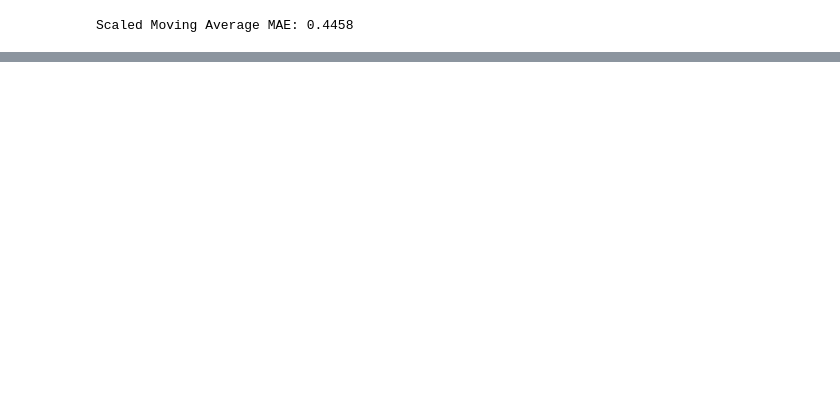
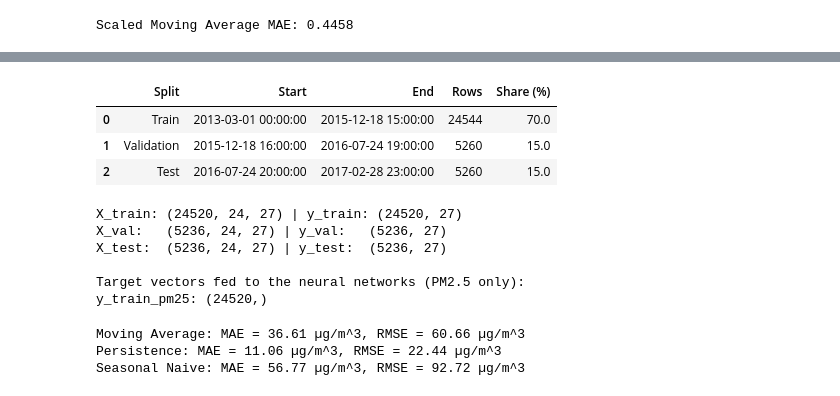
Before and after one commit to RyanGuo2005/AISE4010_Course_Project, a Jupyter notebook: AISE4010_Course_Project.ipynb, the cells around one changed output, grey strips where cells are left out. Drawn from its saved outputs; the diff is of its cells as text; code cells hidden in the pictures; blank space fills up the shorter version.

Commit message:
Combined everyones work onto the main branch ipynb file

```diff
--- a/AISE4010_Course_Project.ipynb
+++ b/AISE4010_Course_Project.ipynb
@@ -203,0 +322,54 @@ Epoch 1/60
+# %%
+# Chronological split table
+split_table = pd.DataFrame({
+    "Split": ["Train", "Validation", "Test"],
+    "Start": [train.index.min(), val.index.min(), test.index.min()],
+    "End":   [train.index.max(), val.index.max(), test.index.max()],
+    "Rows":  [len(train), len(val), len(test)],
+    "Share (%)": [round(len(s) / len(df) * 100, 1) for s in (train, val, test)]
+})
+display(split_table)
+
+# Window shapes (samples, timesteps, features)
+print("X_train:", X_train.shape, "| y_train:", y_train.shape)
+print("X_val:  ", X_val.shape,   "| y_val:  ", y_val.shape)
+print("X_test: ", X_test.shape,  "| y_test: ", y_test.shape)
+print("\nTarget vectors fed to the neural networks (PM2.5 only):")
+print("y_train_pm25:", y_train_pm25.shape)
+# %% [output]
+|  | Split | Start | End | Rows | Share (%) |
+| 0 | Train | 2013-03-01 00:00:00 | 2015-12-18 15:00:00 | 24544 | 70.0 |
+| 1 | Validation | 2015-12-18 16:00:00 | 2016-07-24 19:00:00 | 5260 | 15.0 |
+| 2 | Test | 2016-07-24 20:00:00 | 2017-02-28 23:00:00 | 5260 | 15.0 |
+X_train: (24520, 24, 27) | y_train: (24520, 27)
+X_val:   (5236, 24, 27) | y_val:   (5236, 27)
+X_test:  (5236, 24, 27) | y_test:  (5236, 27)
+
+Target vectors fed to the neural networks (PM2.5 only):
+y_train_pm25: (24520,)
+# %%
+# Evaluation helper: converts scaled PM2.5 back to µg/m^3 and scores it
+pm25_mean = scaler.mean_[pm25_idx]   # Mean of PM2.5 in the training set
+pm25_std = scaler.scale_[pm25_idx]   # Std of PM2.5 in the training set
+
+def to_ugm3(scaled_values):
+    # Undo StandardScaler: x = scaled * std + mean
+    return np.asarray(scaled_values).ravel() * pm25_std + pm25_mean
+
+def evaluate(y_true_scaled, y_pred_scaled):
+    # Returns MAE and RMSE in µg/m^3 so every model is scored identically
+    y_true = to_ugm3(y_true_scaled)
+    y_pred = to_ugm3(y_pred_scaled)
+    mae = mean_absolute_error(y_true, y_pred)
+    rmse = np.sqrt(mean_squared_error(y_true, y_pred))
+    return {"MAE": mae, "RMSE": rmse}
+
+# Score the three baselines in real units
+y_true_val = y_val[:, pm25_idx]
+for name, pred in baseline_preds.items():
+    m = evaluate(y_true_val, pred)
+    print(f"{name}: MAE = {m['MAE']:.2f} µg/m^3, RMSE = {m['RMSE']:.2f} µg/m^3")
+# %% [output]
+Moving Average: MAE = 36.61 µg/m^3, RMSE = 60.66 µg/m^3
+Persistence: MAE = 11.06 µg/m^3, RMSE = 22.44 µg/m^3
+Seasonal Naive: MAE = 56.77 µg/m^3, RMSE = 92.72 µg/m^3
```
Also changed, not shown: parts of 16 cells of this notebook.
